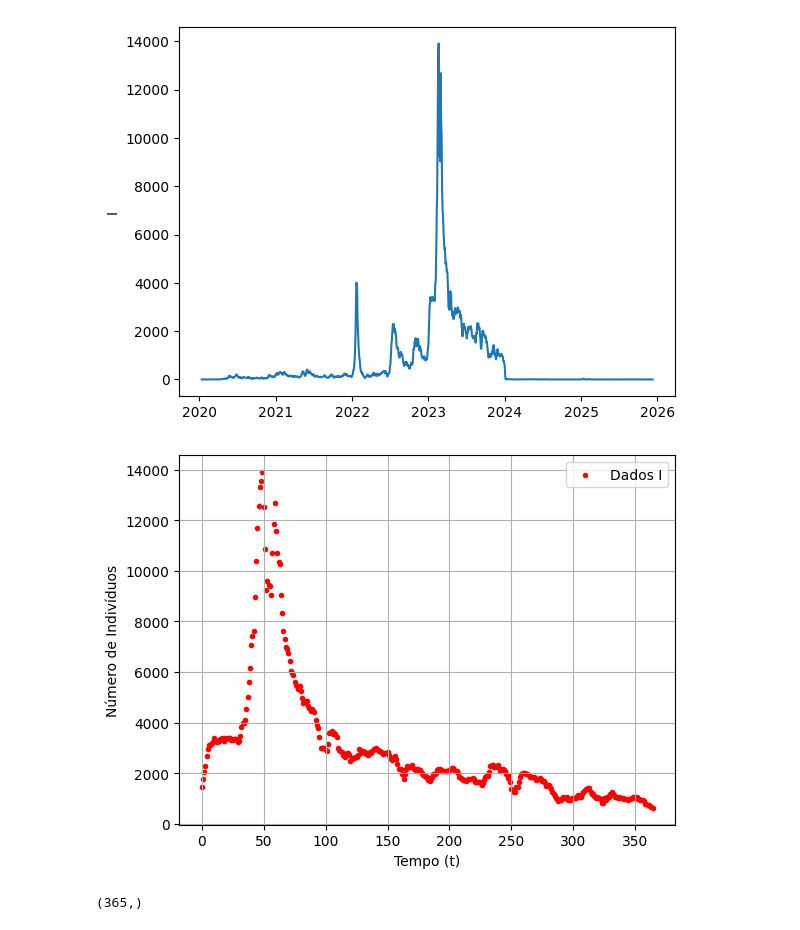
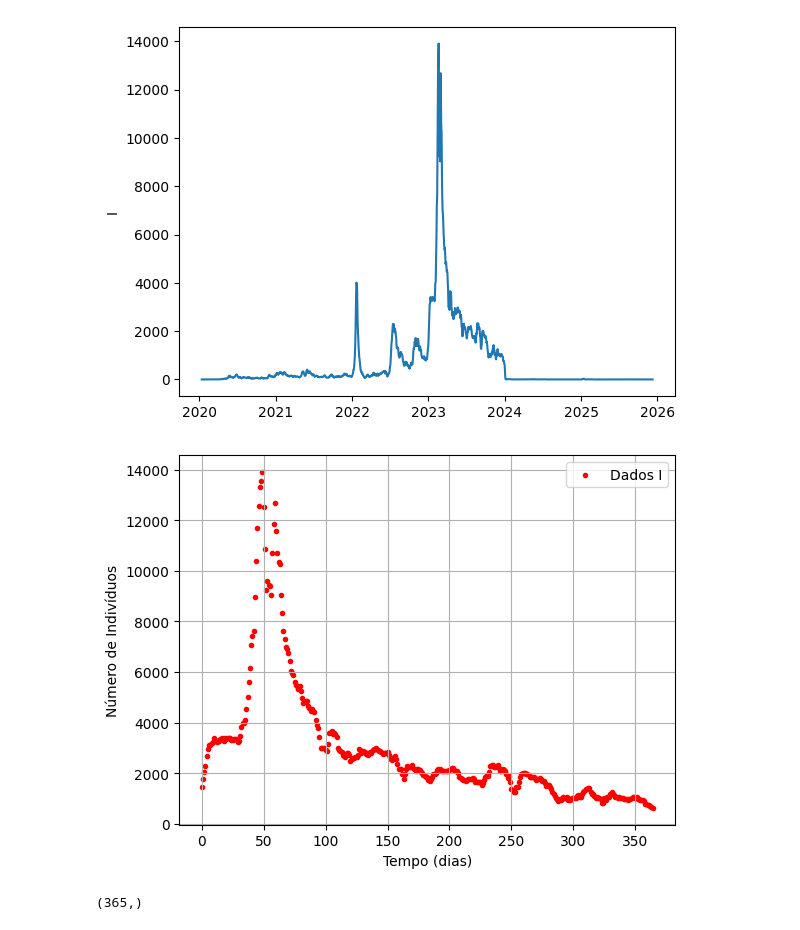
Before and after one commit to ginbar/inverse-cm, a Jupyter notebook: notebooks/data_analysis/DataAnalysisAM.ipynb, the cells around one changed output. Saved outputs shown, nothing was run; the diff lists cells and outputs as text; code cells hidden in the pictures.

```diff
--- a/notebooks/data_analysis/DataAnalysisAM.ipynb
+++ b/notebooks/data_analysis/DataAnalysisAM.ipynb
@@ -108,9 +108,11 @@ plt.show()
 # %%
 data2023 = sir["I"]["2023-01-01":"2023-12-31"].to_numpy()
 data_t_2023 = np.linspace(0, len(data2023) - 1, len(data2023))
-plotting.plot_prevalence_data(data_t_2023, data2023, "data-sus-AM-2023")
+plotting.plot_prevalence_data(data_t_2023, data2023,
+    xlabel="Tempo (dias)",
+    figname="data-sus-AM-2023")
 # %% [output]
-[figure, old version]
+[figure, new version]
 # %%
 data_t_2023.shape
 # %% [output]
```
Also changed, not shown: parts of 3 cells of this notebook, 20 other files.
